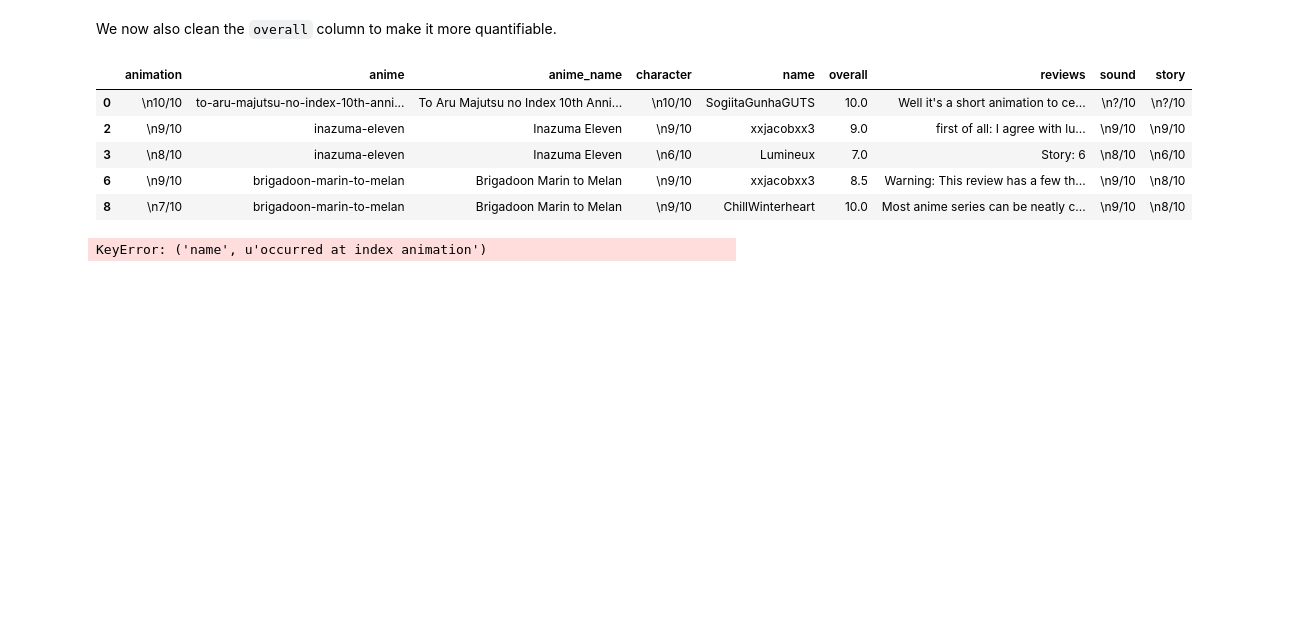
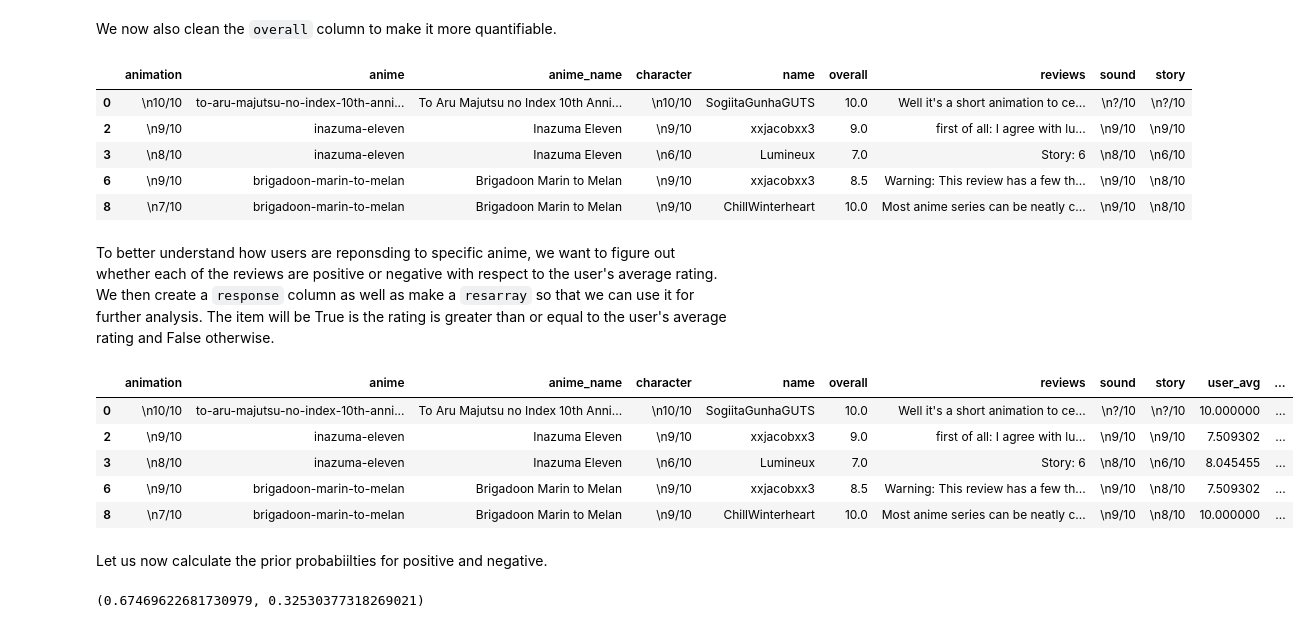
Before and after one commit to xjgege/vulpix, a Jupyter notebook: data/exploration-kelwen.ipynb, the cells around one changed output. Drawn from its saved outputs; the diff is of its cells as text; code cells hidden in the pictures; blank space fills up the shorter version.

Commit message:
working on text analysis pt 2

```diff
--- a/data/exploration-kelwen.ipynb
+++ b/data/exploration-kelwen.ipynb
@@ -256,5 +256,22 @@ reviewsdf.head()
 | 3 | \n8/10 | inazuma-eleven | Inazuma Eleven | \n6/10 | Lumineux | 7.0 | Story: 6 | \n8/10 | \n6/10 |
 | 6 | \n9/10 | brigadoon-marin-to-melan | Brigadoon Marin to Melan | \n9/10 | xxjacobxx3 | 8.5 | Warning: This review has a few th... | \n9/10 | \n8/10 |
 | 8 | \n7/10 | brigadoon-marin-to-melan | Brigadoon Marin to Melan | \n9/10 | ChillWinterheart | 10.0 | Most anime series can be neatly c... | \n9/10 | \n8/10 |
+# %% [markdown]
+To better understand how users are reponsding to specific anime, we want to figure out whether each of the reviews are positive or negative with respect to the user's average rating. We then create a `response` column as well as make a `resarray` so that we can use it for further analysis. The item will be True is the rating is greater than or equal to the user's average rating and False otherwise.
 # %%
 useravgdf = reviewsdf.groupby('name').overall.mean()
+# %%
+def user_average(row):
+    return useravgdf[row['name']]
+# %%
+reviewsdf['user_avg'] = reviewsdf.apply(lambda row: user_average(row), axis=1)
+reviewsdf['responses'] = reviewsdf.apply((lambda row: row.overall >= row.user_avg), axis=1)
+# %%
+reviewsdf.head()
+# %% [output]
+|  | animation | anime | anime_name | character | name | overall | reviews | sound | story | user_avg | ... |
+| 0 | \n10/10 | to-aru-majutsu-no-index-10th-anni... | To Aru Majutsu no Index 10th Anni... | \n10/10 | SogiitaGunhaGUTS | 10.0 | Well it's a short animation to ce... | \n?/10 | \n?/10 | 10.000000 | ... |
+| 2 | \n9/10 | inazuma-eleven | Inazuma Eleven | \n9/10 | xxjacobxx3 | 9.0 | first of all: I agree with ﻿﻿﻿﻿lu... | \n9/10 | \n9/10 | 7.509302 | ... |
+| 3 | \n8/10 | inazuma-eleven | Inazuma Eleven | \n6/10 | Lumineux | 7.0 | Story: 6 | \n8/10 | \n6/10 | 8.045455 | ... |
+| 6 | \n9/10 | brigadoon-marin-to-melan | Brigadoon Marin to Melan | \n9/10 | xxjacobxx3 | 8.5 | Warning: This review has a few th... | \n9/10 | \n8/10 | 7.509302 | ... |
+| 8 | \n7/10 | brigadoon-marin-to-melan | Brigadoon Marin to Melan | \n9/10 | ChillWinterheart | 10.0 | Most anime series can be neatly c... | \n9/10 | \n8/10 | 10.000000 | ... |
@@ -261,6 +283,10 @@ useravgdf = reviewsdf.groupby('name').overall.mean()
 # %%
-#reviewsdf['user_avg'] = reviewsdf['overall'].map(lambda x : x.overall >= useravgdf[x.name])
-#reviewsdf['user_avg']
-reviewsdf.apply(lambda row: row)
+resparray = revdf.map(lambda x: x.overall >= x.user_avg).collect()
-# %% [output]
-KeyError: ('name', u'occurred at index animation')
+# %% [markdown]
+Let us now calculate the prior probabiilties for positive and negative.
+# %%
+priorp = np.mean(resparray)
+priorn = 1 - priorp
+priorp, priorn
+# %% [output]
+(0.67469622681730979, 0.32530377318269021)
```
Also changed, not shown: parts of 9 cells of this notebook.
